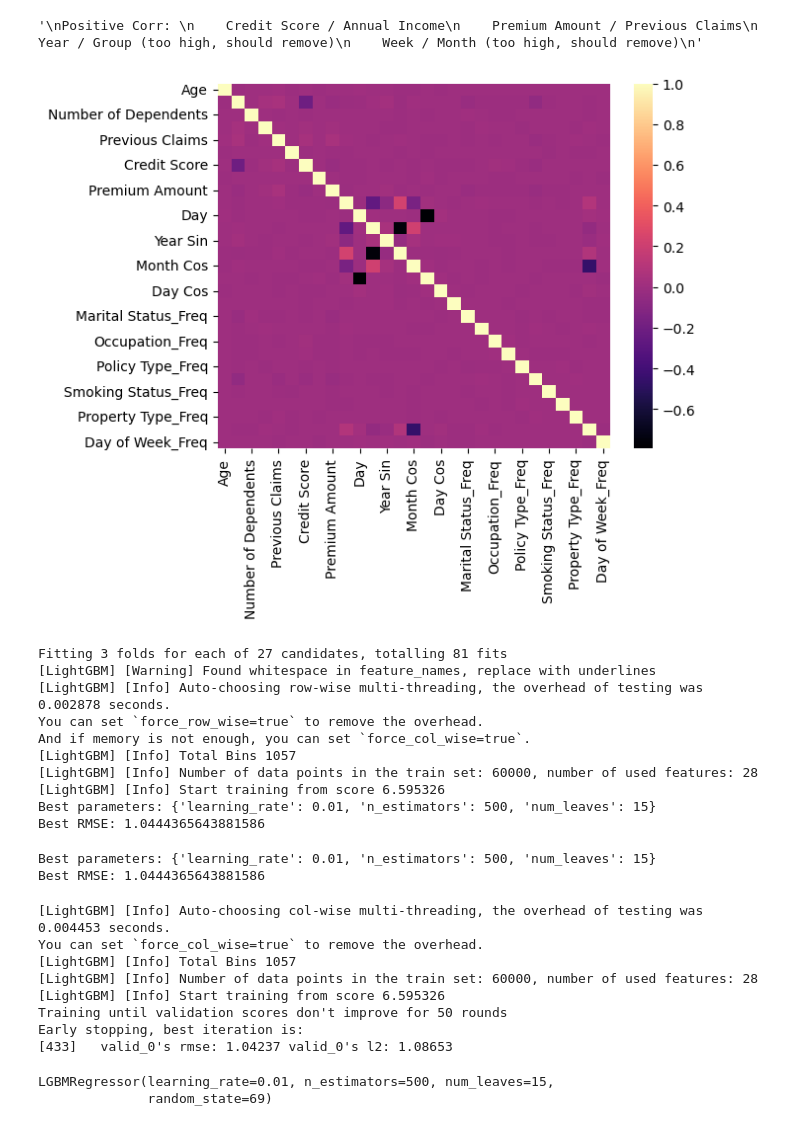
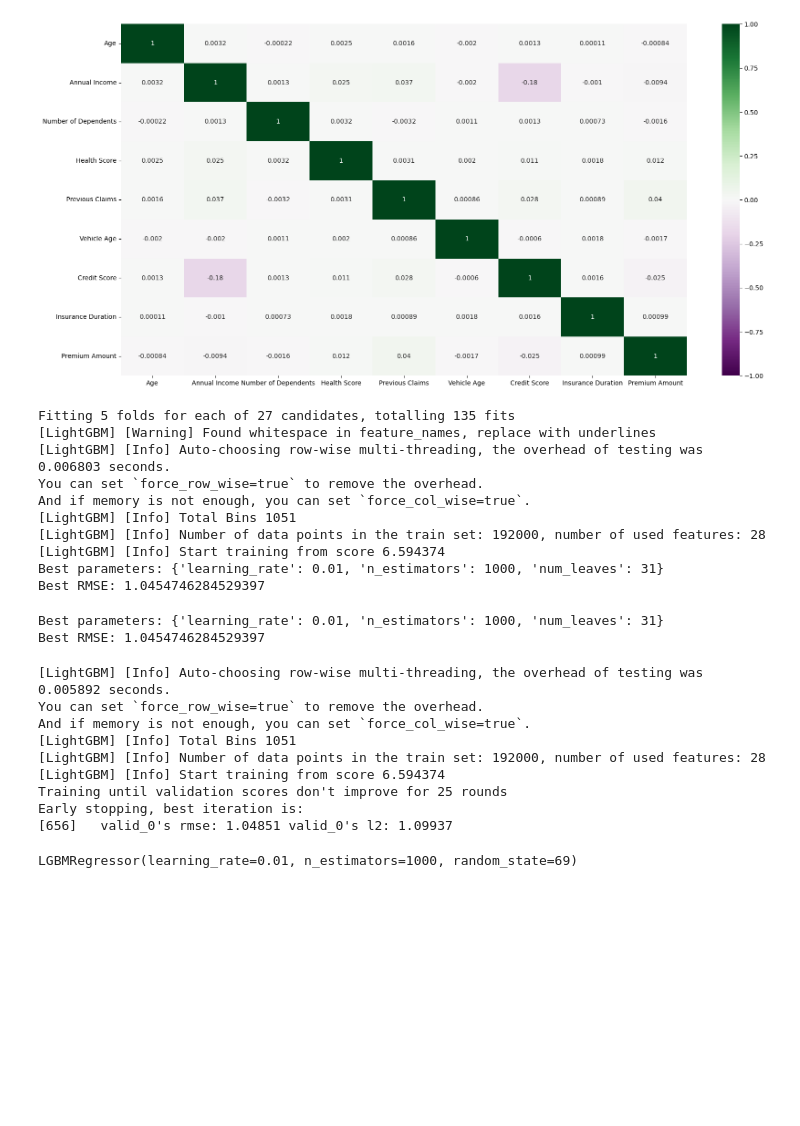
Before and after one commit to ZaneChodaniecky/Kaggle-Insurance, a Jupyter notebook: LGBM.ipynb, the cells around one changed output. Saved outputs shown, nothing was run; the diff lists cells and outputs as text; code cells hidden in the pictures; blank space fills up the shorter version.

```diff
--- a/LGBM.ipynb
+++ b/LGBM.ipynb
@@ -22,6 +23,6 @@ C:\Users\zchodan\OneDrive - Franklin Templeton\Documents\Python\Kaggle\Playgroun
 # %%
 # Declare important variables
-train_path = 'train.csv'
+train_path = 'train_20pct_data.csv'
 solve_path = 'test.csv'
 target_variable = 'Premium Amount'
 SEED = 69
@@ -243,2 +293,0 @@ def clean_dataframe(df_to_use: pd.DataFrame) -> None:
-# %%
-df_train_cleaned = clean_dataframe(df_train)
@@ -334,15 +339,14 @@ describe_dataframe(df_train_prepared, name='Insurance Data', nrows=0, plots=True
 # %%
-sns.heatmap(df_train_prepared.corr(), annot=False, cmap='magma')
-"""
-Positive Corr:
-    Credit Score / Annual Income
-    Premium Amount / Previous Claims
-    Year / Group (too high, should remove)
-    Week / Month (too high, should remove)
-"""
+plt.figure(figsize=(20,10))
+sns.heatmap(df_train_prepared[train_clean_num_cols].corr(),
+            vmin=-1,
+            vmax=1,
+            center=0,
+            annot=True,
+            cmap='PRGn')
+plt.show()
 # %% [output]
-'\nPositive Corr: \n    Credit Score / Annual Income\n    Premium Amount / Previous Claims\n    Year / Group (too high, should remove)\n    Week / Month (too high, should remove)\n'
-[figure, old version]
+[figure, new version]
 # %%
 from sklearn.model_selection import train_test_split
 
@@ -417,33 +416,35 @@ grid_search = GridSearchCV(
     estimator=lgbm,
     param_grid=param_grid,
     scoring="neg_mean_squared_error",  # Use RMSE as the evaluation metric
-    cv=3,  # 3-fold cross-validation
-    verbose=1,  # Output progress messages
+    cv=5,  # 3-fold cross-validation
+    verbose=2,  # Output progress messages
     n_jobs=-1  # Use all available cores
 )
 
 grid_search.fit(X_train_prepared, y_log_train,feature_name=X.columns.tolist())
+
 best_params = grid_search.best_params_
+best_rmse = (-grid_search.best_score_) ** 0.5
 
 print("Best parameters:",best_params)
-print("Best RMSE:", (-grid_search.best_score_)**0.5)
+print("Best RMSE:", best_rmse)
 # %% [output]
-Fitting 3 folds for each of 27 candidates, totalling 81 fits
+Fitting 5 folds for each of 27 candidates, totalling 135 fits
 [LightGBM] [Warning] Found whitespace in feature_names, replace with underlines
-[LightGBM] [Info] Auto-choosing row-wise multi-threading, the overhead of testing was 0.002878 seconds.
+[LightGBM] [Info] Auto-choosing row-wise multi-threading, the overhead of testing was 0.006803 seconds.
 You can set `force_row_wise=true` to remove the overhead.
 And if memory is not enough, you can set `force_col_wise=true`.
-[LightGBM] [Info] Total Bins 1057
-[LightGBM] [Info] Number of data points in the train set: 60000, number of used features: 28
-[LightGBM] [Info] Start training from score 6.595326
-Best parameters: {'learning_rate': 0.01, 'n_estimators': 500, 'num_leaves': 15}
-Best RMSE: 1.0444365643881586
+[LightGBM] [Info] Total Bins 1051
+[LightGBM] [Info] Number of data points in the train set: 192000, number of used features: 28
+[LightGBM] [Info] Start training from score 6.594374
+Best parameters: {'learning_rate': 0.01, 'n_estimators': 1000, 'num_leaves': 31}
+Best RMSE: 1.0454746284529397
 # %%
-print("Best parameters:", grid_search.best_params_)
-print("Best RMSE:", (-grid_search.best_score_)**0.5)
+print("Best parameters:", best_params)
+print("Best RMSE:", best_rmse)
 # %% [output]
-Best parameters: {'learning_rate': 0.01, 'n_estimators': 500, 'num_leaves': 15}
-Best RMSE: 1.0444365643881586
+Best parameters: {'learning_rate': 0.01, 'n_estimators': 1000, 'num_leaves': 31}
+Best RMSE: 1.0454746284529397
 # %%
 
 # Initialize the LGBMRegressor
@@ -457,21 +458,21 @@ model = lgb.LGBMRegressor(
 model.fit(
     X_train_prepared,
     y_log_train,
-    eval_set=[(X_val_prepared, y_log_val)],
+    eval_set=[(X_test_prepared, y_log_test)],
     eval_metric='rmse',        # Evaluation metric (root mean squared error)
-    callbacks=[lgb.early_stopping(50)]  # Stop early if no improvement
+    callbacks=[lgb.early_stopping(25)]  # Stop early if no improvement
 )
 # %% [output]
-[LightGBM] [Info] Auto-choosing col-wise multi-threading, the overhead of testing was 0.004453 seconds.
-You can set `force_col_wise=true` to remove the overhead.
-[LightGBM] [Info] Total Bins 1057
-[LightGBM] [Info] Number of data points in the train set: 60000, number of used features: 28
-[LightGBM] [Info] Start training from score 6.595326
-Training until validation scores don't improve for 50 rounds
+[LightGBM] [Info] Auto-choosing row-wise multi-threading, the overhead of testing was 0.005892 seconds.
+You can set `force_row_wise=true` to remove the overhead.
+And if memory is not enough, you can set `force_col_wise=true`.
+[LightGBM] [Info] Total Bins 1051
+[LightGBM] [Info] Number of data points in the train set: 192000, number of used features: 28
+[LightGBM] [Info] Start training from score 6.594374
+Training until validation scores don't improve for 25 rounds
 Early stopping, best iteration is:
-[433]   valid_0's rmse: 1.04237 valid_0's l2: 1.08653
+[656]   valid_0's rmse: 1.04851 valid_0's l2: 1.09937
-LGBMRegressor(learning_rate=0.01, n_estimators=500, num_leaves=15,
-              random_state=69)
+LGBMRegressor(learning_rate=0.01, n_estimators=1000, random_state=69)
 # %%
 import matplotlib.pyplot as plt
 # Plot feature importance
```
Also changed, not shown: parts of 21 cells of this notebook, 3 other files.
